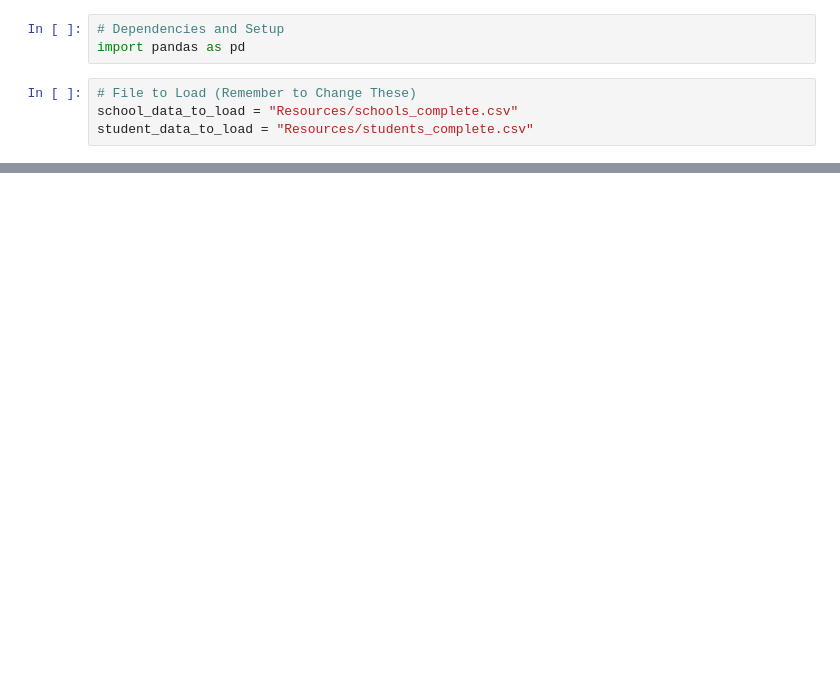
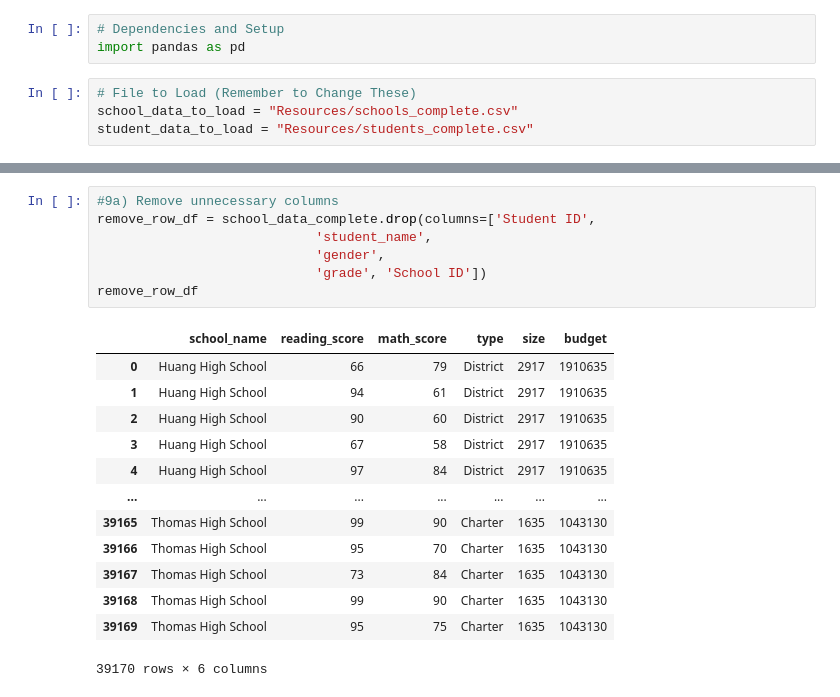
Before and after one commit to olivedisaster/pandas-challenge, a Jupyter notebook: PySchoolList.ipynb, the cells around one changed output, grey strips where cells are left out. Drawn from its saved outputs; the diff is of its cells as text; blank space fills up the shorter version.

```diff
--- a/PySchoolList.ipynb
+++ b/PySchoolList.ipynb
@@ -156,0 +246,21 @@ Average Reading Score
+# %%
+#9a) Remove unnecessary columns
+remove_row_df = school_data_complete.drop(columns=['Student ID',
+                            'student_name',
+                            'gender',
+                            'grade', 'School ID'])
+remove_row_df
+# %% [output]
+|  | school_name | reading_score | math_score | type | size | budget |
+| 0 | Huang High School | 66 | 79 | District | 2917 | 1910635 |
+| 1 | Huang High School | 94 | 61 | District | 2917 | 1910635 |
+| 2 | Huang High School | 90 | 60 | District | 2917 | 1910635 |
+| 3 | Huang High School | 67 | 58 | District | 2917 | 1910635 |
+| 4 | Huang High School | 97 | 84 | District | 2917 | 1910635 |
+| ... | ... | ... | ... | ... | ... | ... |
+| 39165 | Thomas High School | 99 | 90 | Charter | 1635 | 1043130 |
+| 39166 | Thomas High School | 95 | 70 | Charter | 1635 | 1043130 |
+| 39167 | Thomas High School | 73 | 84 | Charter | 1635 | 1043130 |
+| 39168 | Thomas High School | 99 | 90 | Charter | 1635 | 1043130 |
+| 39169 | Thomas High School | 95 | 75 | Charter | 1635 | 1043130 |
+39170 rows × 6 columns
```
Also changed, not shown: parts of 48 cells of this notebook.
